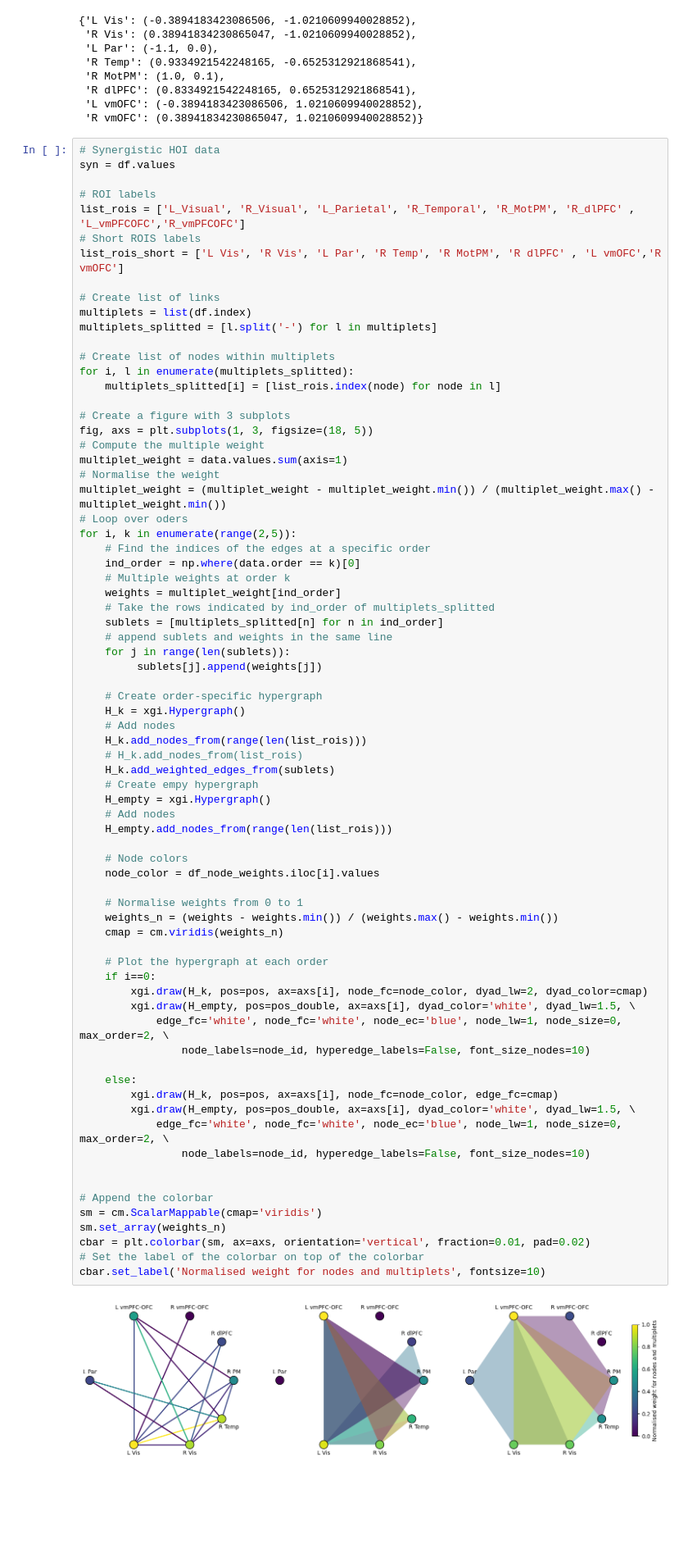
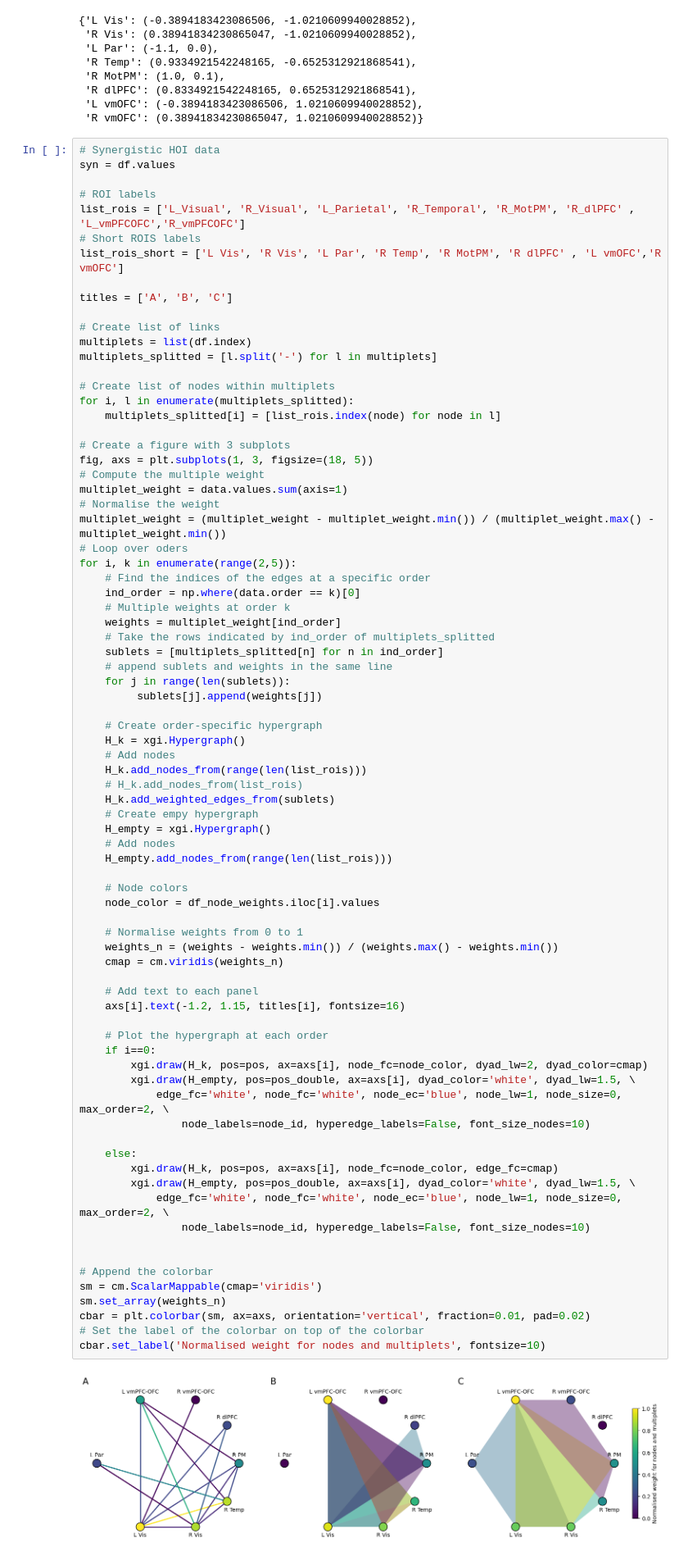
Before and after one commit to brainets/hosi_infogain, a Jupyter notebook: notebooks/main_figures.ipynb, the cells around one changed output. Shown at 82% size. Cells and saved outputs as stored; diff of their text form; blank space fills up the shorter version.

```diff
--- a/notebooks/main_figures.ipynb
+++ b/notebooks/main_figures.ipynb
@@ -690,6 +683,8 @@ syn = df.values
 list_rois = ['L_Visual', 'R_Visual', 'L_Parietal', 'R_Temporal', 'R_MotPM', 'R_dlPFC' , 'L_vmPFCOFC','R_vmPFCOFC']
 # Short ROIS labels
 list_rois_short = ['L Vis', 'R Vis', 'L Par', 'R Temp', 'R MotPM', 'R dlPFC' , 'L vmOFC','R vmOFC']
+
+titles = ['A', 'B', 'C']
 
 # Create list of links
 multiplets = list(df.index)
@@ -729,34 +724,37 @@ for i, k in enumerate(range(2,5)):
     H_empty.add_nodes_from(range(len(list_rois)))
 
     # Node colors
     node_color = df_node_weights.iloc[i].values
 
     # Normalise weights from 0 to 1
     weights_n = (weights - weights.min()) / (weights.max() - weights.min())
     cmap = cm.viridis(weights_n)
 
+    # Add text to each panel
+    axs[i].text(-1.2, 1.15, titles[i], fontsize=16)
+
     # Plot the hypergraph at each order
     if i==0:
         xgi.draw(H_k, pos=pos, ax=axs[i], node_fc=node_color, dyad_lw=2, dyad_color=cmap)
         xgi.draw(H_empty, pos=pos_double, ax=axs[i], dyad_color='white', dyad_lw=1.5, \
             edge_fc='white', node_fc='white', node_ec='blue', node_lw=1, node_size=0, max_order=2, \
                 node_labels=node_id, hyperedge_labels=False, font_size_nodes=10)
 
     else:
         xgi.draw(H_k, pos=pos, ax=axs[i], node_fc=node_color, edge_fc=cmap)
         xgi.draw(H_empty, pos=pos_double, ax=axs[i], dyad_color='white', dyad_lw=1.5, \
             edge_fc='white', node_fc='white', node_ec='blue', node_lw=1, node_size=0, max_order=2, \
                 node_labels=node_id, hyperedge_labels=False, font_size_nodes=10)
 
 
 # Append the colorbar
 sm = cm.ScalarMappable(cmap='viridis')
 sm.set_array(weights_n)
 cbar = plt.colorbar(sm, ax=axs, orientation='vertical', fraction=0.01, pad=0.02)
 # Set the label of the colorbar on top of the colorbar
 cbar.set_label('Normalised weight for nodes and multiplets', fontsize=10)
 # %% [output]
-[figure, old version]
+[figure, new version]
 # %% [markdown]
 ## Figure 7. Feature-specfic Information Transfer encoding Bayesian surprise
 # %%
```
Also changed, not shown: parts of 1 cell of this notebook.
